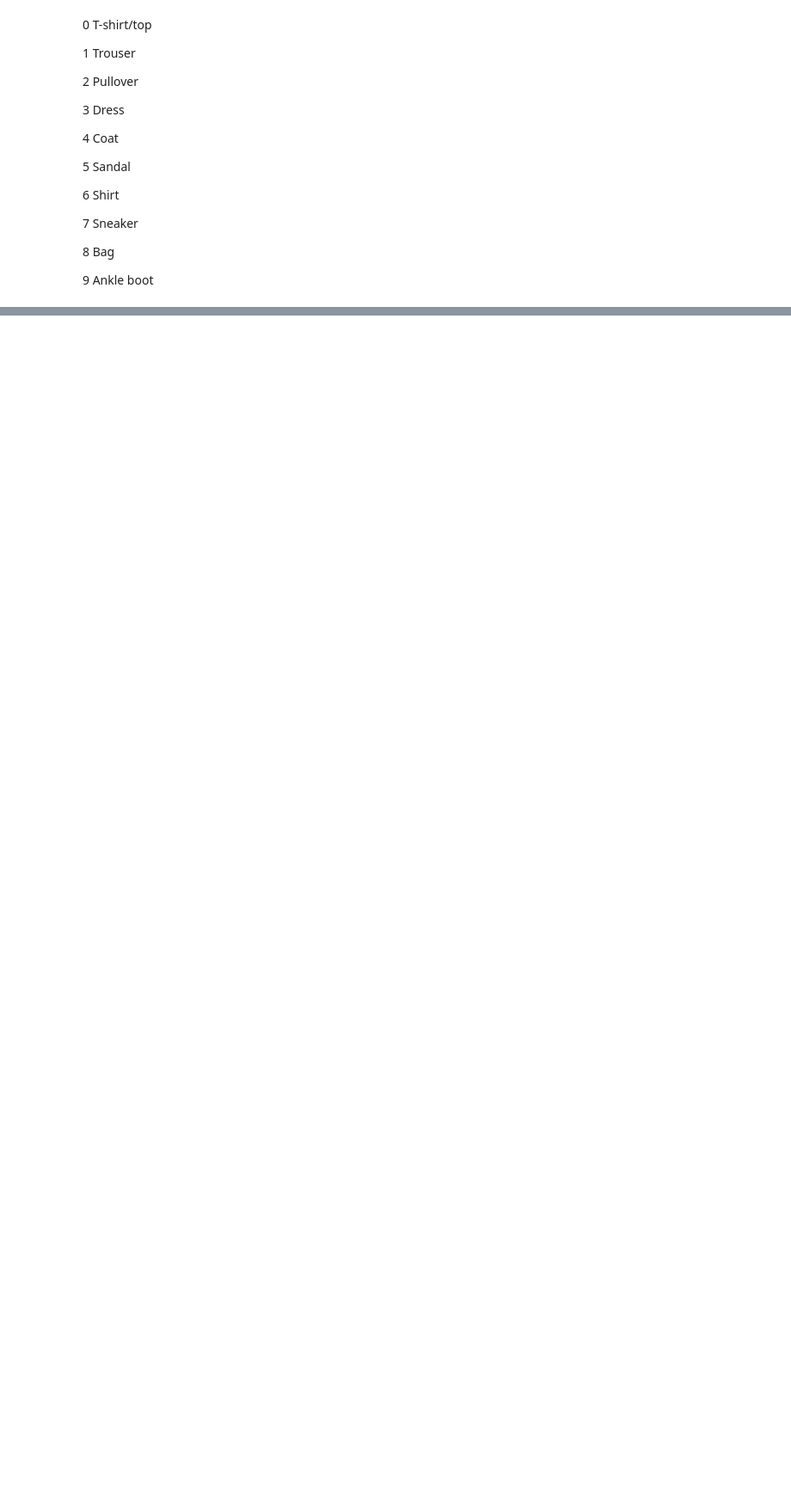
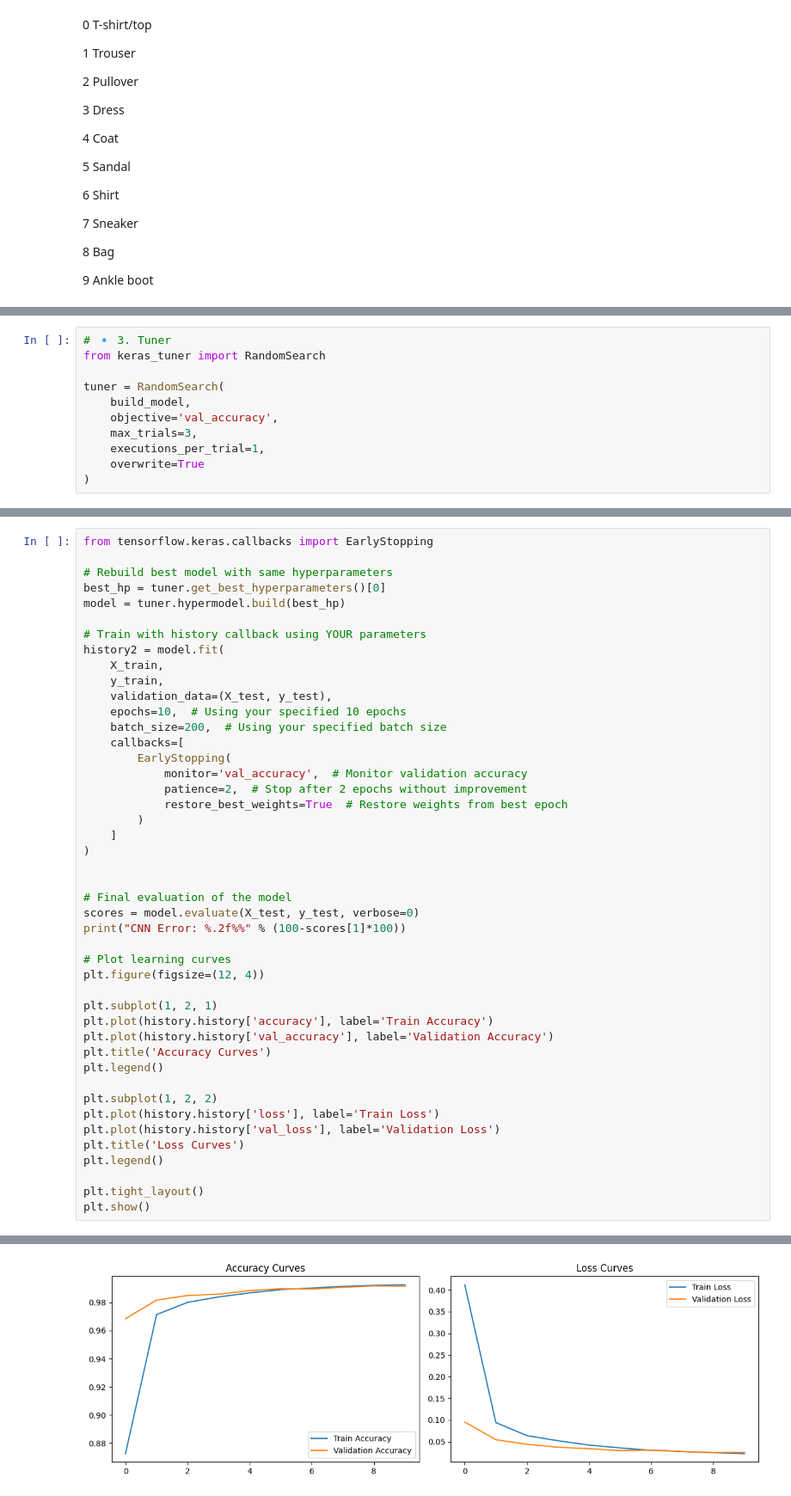
Before and after one commit to alvinhh01/CNNclassificationFashion, a Jupyter notebook: CA1_Fashion.ipynb, the cells around one changed output, grey strips where cells are left out. Shown at 86% size. Cells and saved outputs as stored; diff of their text form; blank space fills up the shorter version.

```diff
--- a/CA1_Fashion.ipynb
+++ b/CA1_Fashion.ipynb
@@ -213,0 +340,11 @@ plt.show()
+# %%
+# 🔹 3. Tuner
+from keras_tuner import RandomSearch
+
+tuner = RandomSearch(
+    build_model,
+    objective='val_accuracy',
+    max_trials=3,
+    executions_per_trial=1,
+    overwrite=True
+)
@@ -213,0 +464,46 @@ plt.show()
+# %%
+from tensorflow.keras.callbacks import EarlyStopping
+
+# Rebuild best model with same hyperparameters
+best_hp = tuner.get_best_hyperparameters()[0]
+model = tuner.hypermodel.build(best_hp)
+
+# Train with history callback using YOUR parameters
+history2 = model.fit(
+    X_train,
+    y_train,
+    validation_data=(X_test, y_test),
+    epochs=10,  # Using your specified 10 epochs
+    batch_size=200,  # Using your specified batch size
+    callbacks=[
+        EarlyStopping(
+            monitor='val_accuracy',  # Monitor validation accuracy
+            patience=2,  # Stop after 2 epochs without improvement
+            restore_best_weights=True  # Restore weights from best epoch
+        )
+    ]
+)
+
+
+# Final evaluation of the model
+scores = model.evaluate(X_test, y_test, verbose=0)
+print("CNN Error: %.2f%%" % (100-scores[1]*100))
+
+# Plot learning curves
+plt.figure(figsize=(12, 4))
+
+plt.subplot(1, 2, 1)
+plt.plot(history.history['accuracy'], label='Train Accuracy')
+plt.plot(history.history['val_accuracy'], label='Validation Accuracy')
+plt.title('Accuracy Curves')
+plt.legend()
+
+plt.subplot(1, 2, 2)
+plt.plot(history.history['loss'], label='Train Loss')
+plt.plot(history.history['val_loss'], label='Validation Loss')
+plt.title('Loss Curves')
+plt.legend()
+
+plt.tight_layout()
+plt.show()
+# %% [output]
@@ -213,0 +530 @@ plt.show()
+[figure, added]
```
Also changed, not shown: parts of 23 cells of this notebook.
